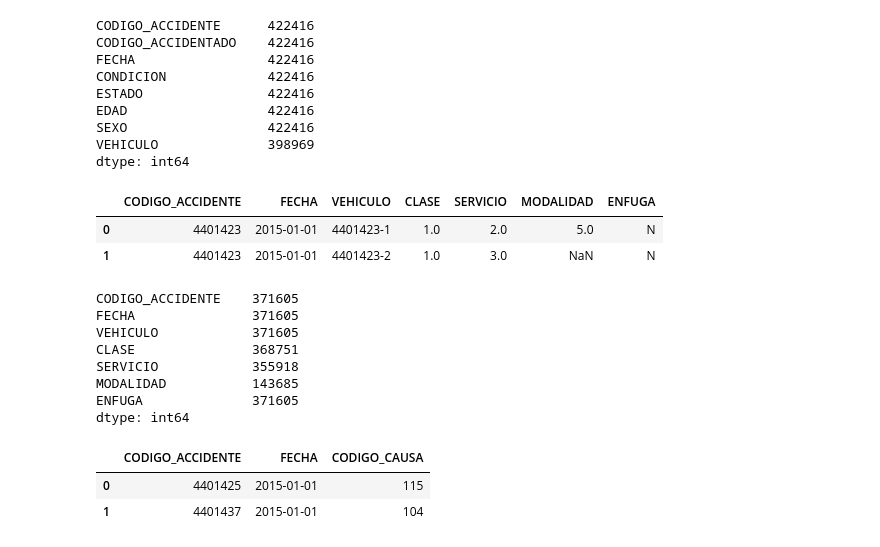
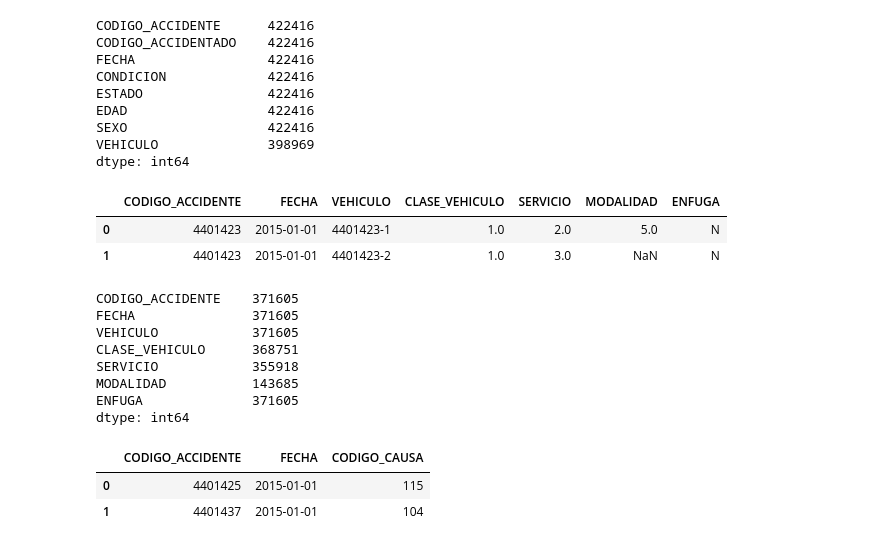
Before and after one commit to Vankold1/SiniBogota, a Jupyter notebook: SiniBogota_AG.ipynb, the cells around one changed output. Drawn from its saved outputs; the diff is of its cells as text; code cells hidden in the pictures.

```diff
--- a/SiniBogota_AG.ipynb
+++ b/SiniBogota_AG.ipynb
@@ -463,16 +468,22 @@ dtype: int64
 # %%
 # SET DE VEHICULOS 2015-2020
 
 url = 'https://raw.githubusercontent.com/barrercr/Calendario_2015_2020/refs/heads/main/vehiculos.csv'
 df_vehiculos = pd.read_csv(url, sep=';')
+
+# Renombrar CLASE para evitar ambigüedad con la tabla de siniestros
+df_vehiculos = df_vehiculos.rename(columns={
+    'CLASE': 'CLASE_VEHICULO'
+})
+
 df_vehiculos['FECHA'] = pd.to_datetime(
     df_vehiculos['FECHA'],
     format='%d/%m/%Y',
     errors='coerce'
 )
 df_vehiculos.head(2)
 # %% [output]
-|  | CODIGO_ACCIDENTE | FECHA | VEHICULO | CLASE | SERVICIO | MODALIDAD | ENFUGA |
+|  | CODIGO_ACCIDENTE | FECHA | VEHICULO | CLASE_VEHICULO | SERVICIO | MODALIDAD | ENFUGA |
 | 0 | 4401423 | 2015-01-01 | 4401423-1 | 1.0 | 2.0 | 5.0 | N |
 | 1 | 4401423 | 2015-01-01 | 4401423-2 | 1.0 | 3.0 | NaN | N |
 # %%
@@ -481,7 +492,7 @@ df_vehiculos.count()
 CODIGO_ACCIDENTE    371605
 FECHA               371605
 VEHICULO            371605
-CLASE               368751
+CLASE_VEHICULO      368751
 SERVICIO            355918
 MODALIDAD           143685
 ENFUGA              371605
```
Also changed, not shown: parts of 24 cells of this notebook.
